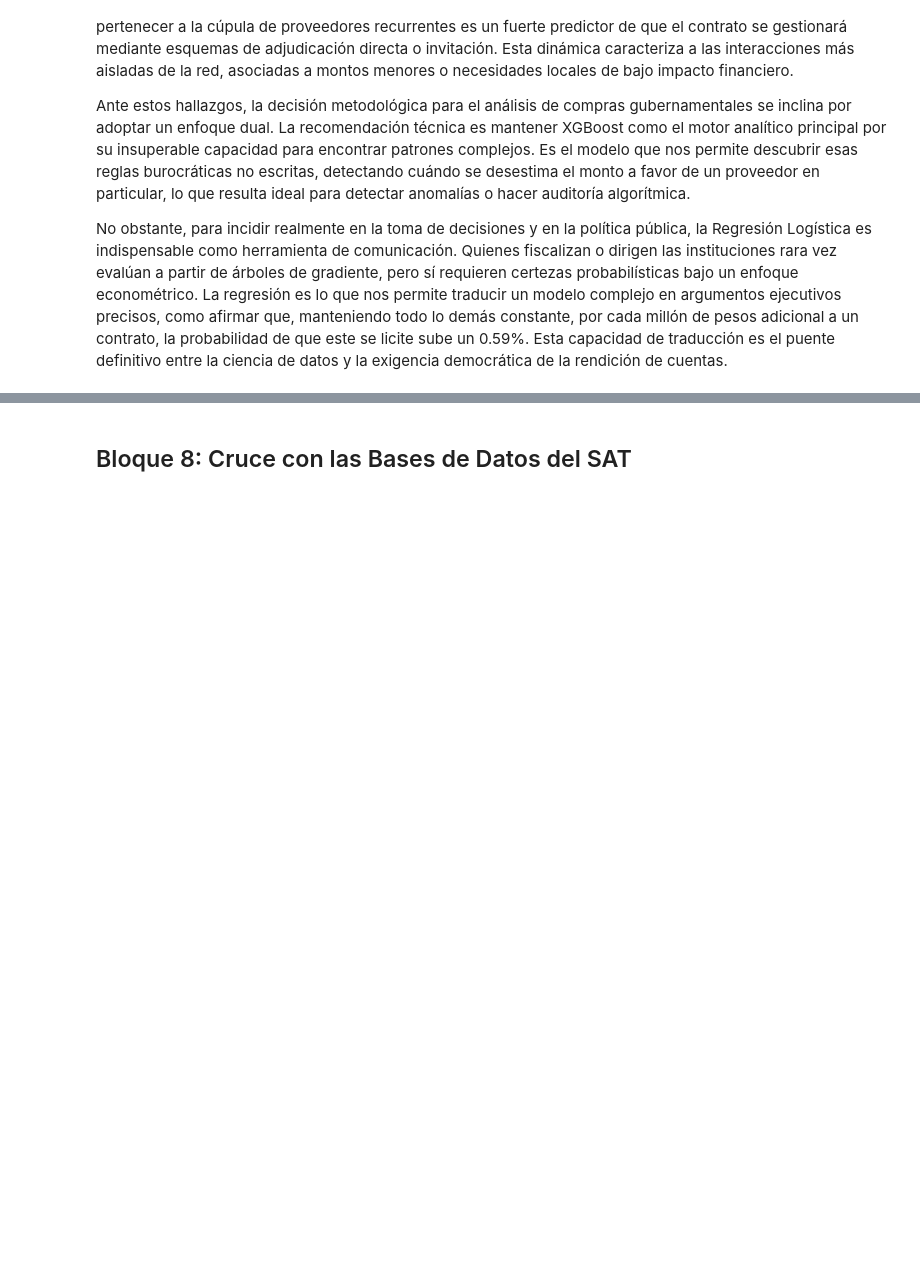
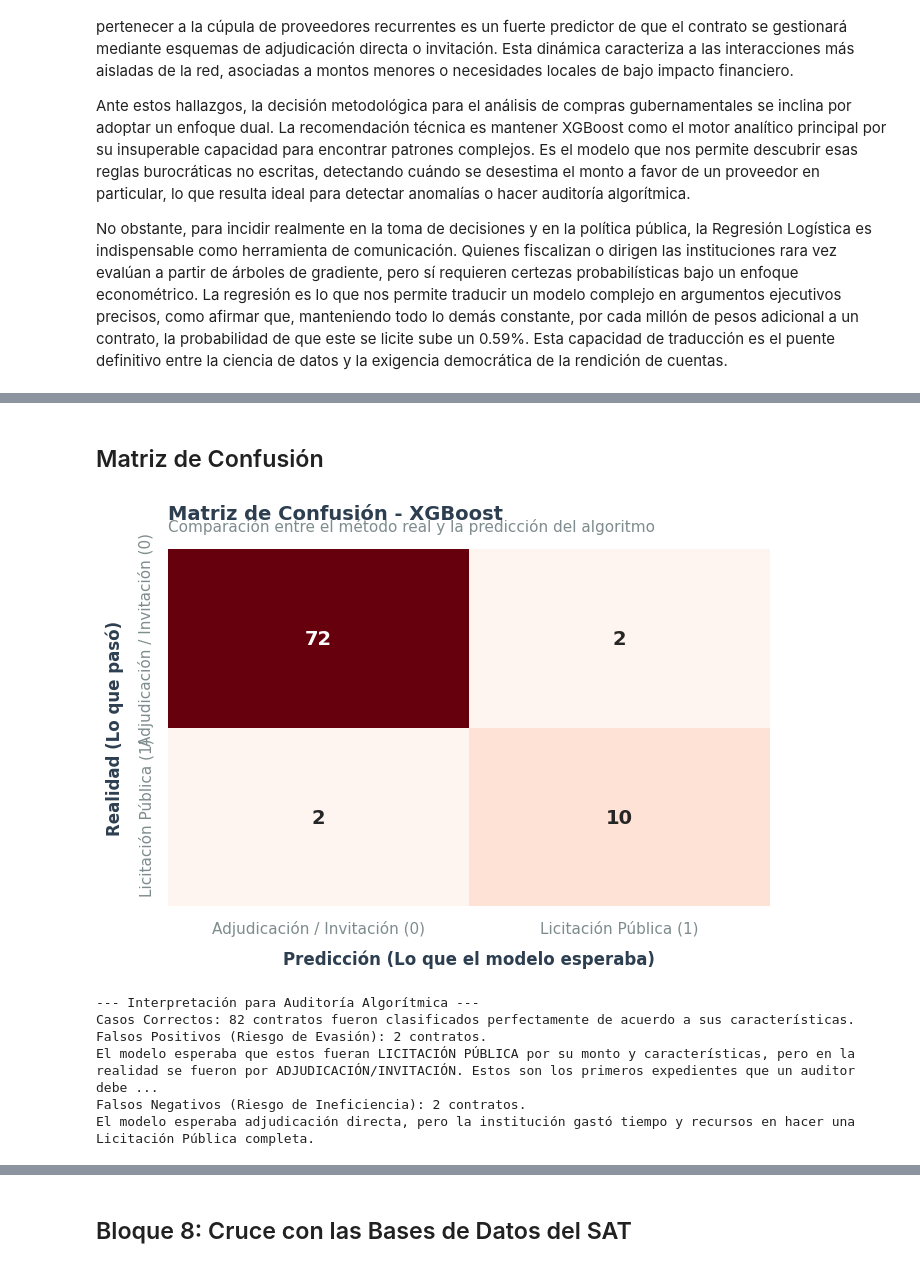
Before and after one commit to RomeroStats/welfare-spending-analysis-2025, a Jupyter notebook: Análisis_Contratos_Bienestar_2025.ipynb, the cells around one changed output, grey strips where cells are left out. Cells and saved outputs as stored; diff of their text form; code cells hidden in the pictures; blank space fills up the shorter version.

```diff
--- a/Análisis_Contratos_Bienestar_2025.ipynb
+++ b/Análisis_Contratos_Bienestar_2025.ipynb
@@ -768,0 +592,56 @@ ANÁLISIS DE IMPORTANCIA DE VARIABLES Y TRADUCCIÓN A POLÍTICA PÚBLICA
+# %% [markdown]
+## Matriz de Confusión
+# %%
+
+from sklearn.metrics import confusion_matrix
+
+
+if 'xgb_model' in locals():
+    # Predecir clases exactas (0 o 1) con el mejor modelo (XGBoost)
+    y_pred_xgb = xgb_model.predict(X_test)
+
+    # Generar la matriz
+    cm = confusion_matrix(y_test, y_pred_xgb)
+
+    # Visualización
+    plt.figure(figsize=(7, 5))
+    ax_cm = sns.heatmap(cm, annot=True, fmt='d', cmap='Reds', cbar=False,
+                        annot_kws={'size': 14, 'weight': 'bold'},
+                        xticklabels=['Adjudicación / Invitación (0)', 'Licitación Pública (1)'],
+                        yticklabels=['Adjudicación / Invitación (0)', 'Licitación Pública (1)'])
+
+    # Estilos usando tus variables
+    plt.title('Matriz de Confusión - XGBoost\n', loc='left', fontsize=14, color=C_AZUL, fontweight='bold')
+    plt.text(0, 1.05, "Comparación entre el método real y la predicción del algoritmo",
+             transform=ax_cm.transAxes, fontsize=11, color='#7F8C8D')
+
+    plt.ylabel('Realidad (Lo que pasó)', color=C_AZUL, fontweight='bold', labelpad=10)
+    plt.xlabel('Predicción (Lo que el modelo esperaba)', color=C_AZUL, fontweight='bold', labelpad=10)
+
+    plt.tight_layout()
+    plt.savefig('visual_matriz_confusion.png', dpi=300)
+    plt.show()
+
+    # --- Extracción de los cuadrantes ---
+    verdaderos_negativos = cm[0,0] # Real 0, Predicción 0
+    falsos_positivos = cm[0,1]     # Real 0, Predicción 1 (ANOMALÍA)
+    falsos_negativos = cm[1,0]     # Real 1, Predicción 0
+    verdaderos_positivos = cm[1,1] # Real 1, Predicción 1
+
+    print("\n--- Interpretación para Auditoría Algorítmica ---")
+    print(f"Casos Correctos: {verdaderos_negativos + verdaderos_positivos} contratos fueron clasificados perfectamente de acuerdo a sus características.")
+    print(f"Falsos Positivos (Riesgo de Evasión): {falsos_positivos} contratos.")
+    print(f"El modelo esperaba que estos fueran LICITACIÓN PÚBLICA por su monto y características, pero en la realidad se fueron por ADJUDICACIÓN/INVITACIÓN. Estos son los primeros expedientes que un auditor debería revisar.")
+    print(f"Falsos Negativos (Riesgo de Ineficiencia): {falsos_negativos} contratos.")
+    print(f"El modelo esperaba adjudicación directa, pero la institución gastó tiempo y recursos en hacer una Licitación Pública completa.")
+
+else:
+    print("Primero debes ejecutar el entrenamiento del modelo XGBoost.")
+# %% [output]
+[figure, added]
+--- Interpretación para Auditoría Algorítmica ---
+Casos Correctos: 82 contratos fueron clasificados perfectamente de acuerdo a sus características.
+Falsos Positivos (Riesgo de Evasión): 2 contratos.
+El modelo esperaba que estos fueran LICITACIÓN PÚBLICA por su monto y características, pero en la realidad se fueron por ADJUDICACIÓN/INVITACIÓN. Estos son los primeros expedientes que un auditor debe ...
+Falsos Negativos (Riesgo de Ineficiencia): 2 contratos.
+El modelo esperaba adjudicación directa, pero la institución gastó tiempo y recursos en hacer una Licitación Pública completa.
```
Also changed, not shown: parts of 9 cells of this notebook.
